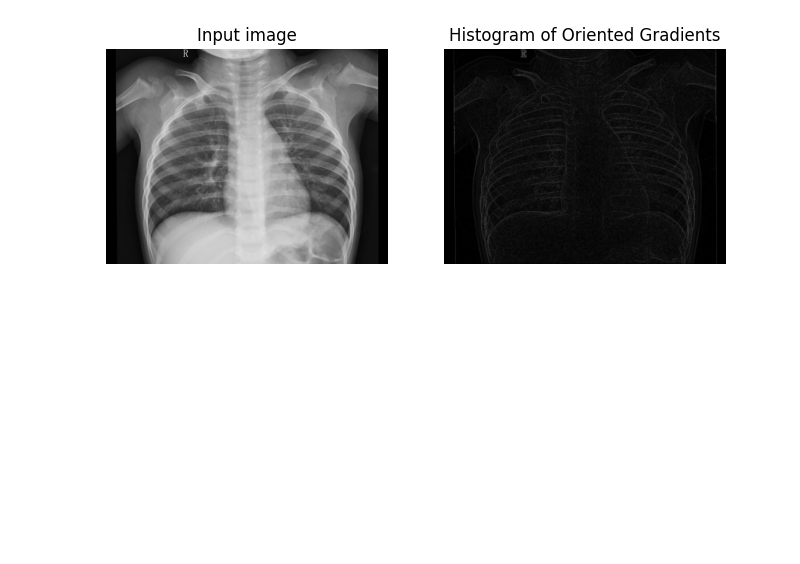
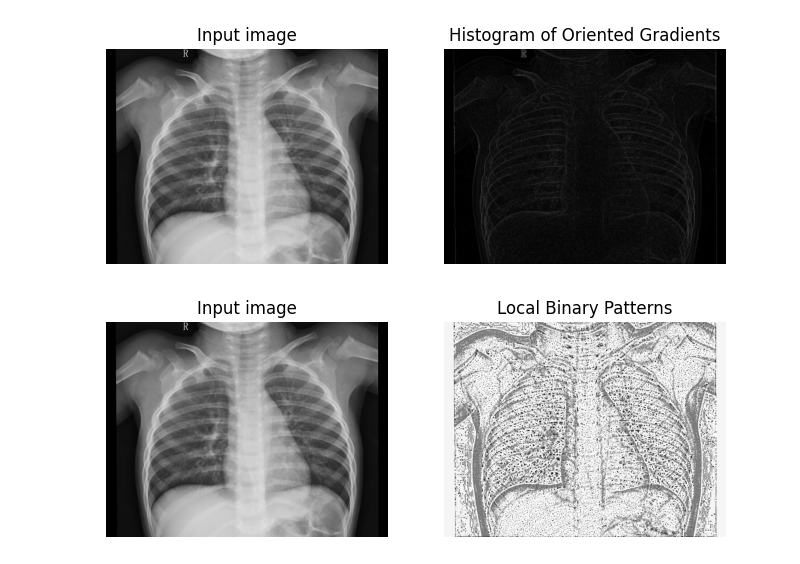
Before and after one commit to Iwaniukooo11/deep-learning_x-ray-images-pneumonia, a Jupyter notebook: eda/main.ipynb, the cells around one changed output. Drawn from its saved outputs; the diff is of its cells as text; code cells hidden in the pictures; blank space fills up the shorter version.

Commit message:
add local binary patterns

```diff
--- a/eda/main.ipynb
+++ b/eda/main.ipynb
@@ -165,3 +165,32 @@ ax2.set_title('Histogram of Oriented Gradients')
 plt.show()
 # %% [output]
 [figure]
+# %%
+from skimage import feature
+import numpy as np
+
+# Set the number of points and radius for LBP
+points = 24
+radius = 8
+
+# Compute LBP features
+lbp = feature.local_binary_pattern(image, points, radius, method="uniform")
+
+# Normalize the histogram
+(hist, _) = np.histogram(lbp.ravel(), bins=np.arange(0, points + 3), range=(0, points + 2))
+hist = hist.astype("float")
+hist /= (hist.sum() + 1e-7)
+
+# Plot the original image and LBP
+fig, (ax1, ax2) = plt.subplots(1, 2, figsize=(8, 4), sharex=True, sharey=True)
+
+ax1.axis('off')
+ax1.imshow(image, cmap=plt.cm.gray)
+ax1.set_title('Input image')
+
+ax2.axis('off')
+ax2.imshow(lbp, cmap=plt.cm.gray)
+ax2.set_title('Local Binary Patterns')
+plt.show()
+# %% [output]
+[figure, added]
```
Also changed, not shown: parts of 1 cell of this notebook.
